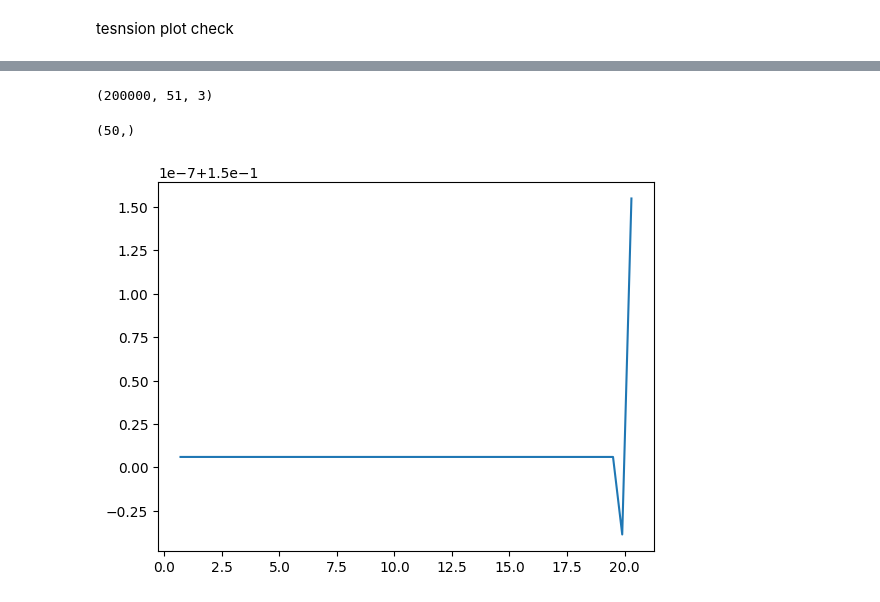
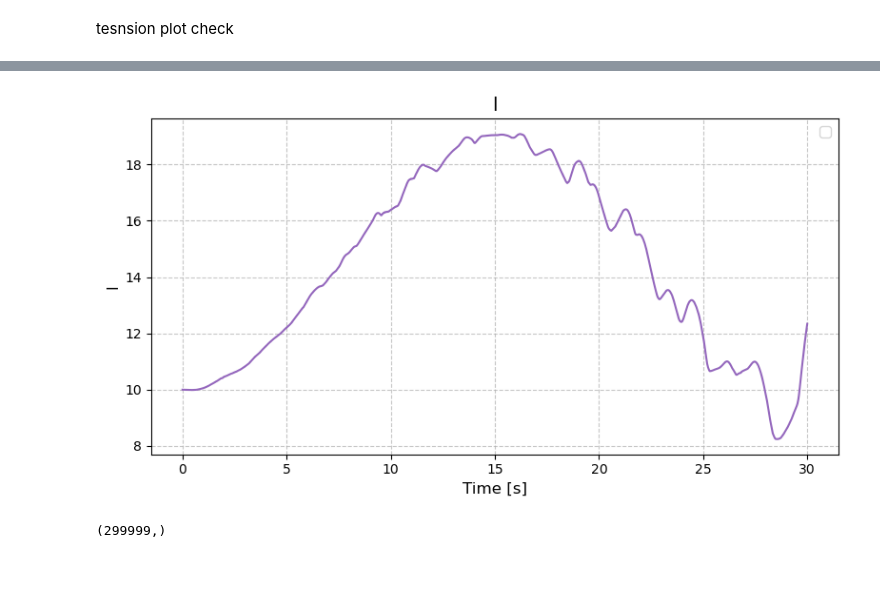
Before and after one commit to Ravi131729/tether_drone, a Jupyter notebook: test.ipynb, the cells around one changed output, grey strips where cells are left out. Saved outputs shown, nothing was run; the diff lists cells and outputs as text; code cells hidden in the pictures; blank space fills up the shorter version.

```diff
--- a/test.ipynb
+++ b/test.ipynb
@@ -330,15 +185,0 @@ plt.show()
-# %%
-from plotter.plot import plot_xz_trajectory
-from plotter.animate import animate_traj
-print(traj_nodes.shape)
-
-# animate_traj(np.array(traj_nodes), duration_sec=20, fps=60, stl_file="models/Assembly.STL")
-# %% [output]
-(200000, 51, 3)
-# %%
-traj_nodes = traj_nodes[:,1:]
-plt.plot(traj_nodes[1,:,2],traj_nodes[1,:,0])
-traj_nodes[1,:,2].shape
-# %% [output]
-(50,)
-[figure, removed]
@@ -495,13 +185,0 @@ plt.plot(t,tau_y)
-# %%
-data= np.load('test.npz')
-from simulation.residual import cayley,vee
-h = 1e-4
-traj_fk = data['fk_dat']
-traj = data['trajectories']
-traj_fk = traj_fk[::100]
-timesteps,_ = traj_fk.shape
-omega = np.zeros_like(traj_fk)
-for i in range(timesteps):
-  omega[i] = (1/h)* vee((cayley(traj_fk[i]) - np.eye(3)))
-
-plt.plot(np.arange(timesteps),omega)
@@ -556,0 +186,50 @@ def kinetic_energy_total(del_qk, mu, l_k, h, M):
+# %%
+# ---- Unstretched Length ----
+unstretched_L = L * np.ones_like(spk_val) - spk_val
+
+ldot = -(unstretched_L[:-1] - unstretched_L[1:])
+stride = int(0.1 / h)
+unstretched_L_01 = unstretched_L[::stride]
+ldot_01 = np.gradient(unstretched_L_01, 0.1)
+lddot_01 = np.gradient(ldot_01, 0.1)
+lddot_01_smooth = ema(lddot_01, alpha=0.1)
+
+# ---- Plot ----
+fig, ax = plt.subplots(figsize=(8, 4.5))
+
+spk_dd = -(spk_dot[:-1] - spk_dot[1:])/h
+
+traj_drone = traj_nodes[:,-1]
+v_drone = np.gradient(traj_drone, h, axis=0)
+
+vz=v_drone[:,2]
+vz_smooth =ema(vz, 0.1)
+spk_dot_smooth = ema(spk_dot, 0.0001)
+spk_ddot = np.gradient(spk_dot_smooth, h)
+spk_ddot_smooth = ema(spk_ddot, alpha=0.01)
+l_ddot = (ldot_01[1:] - ldot_01[:-1])/0.1
+lddot = ema(l_ddot, alpha=0.1)
+
+
+# ax.plot(time[1:], -0.011*spk_dd/0.015, color="tab:purple", lw=1.5, label="Unstretched Length")
+ax.plot(time, unstretched_L, color="tab:purple", lw=1.5)
+# ax.plot(lddot_01_smooth, color="tab:purple", lw=1.5)
+# ax.plot( -spk_ddot_smooth, color="tab:purple", lw=1.5, label="Unstretched Length")
+# ax.plot( vz_smooth, color="tab:red", lw=1.5,)
+# ax.plot( -spk_dd, color="tab:blue", lw=1.5, label="Unstretched Length")
+# ax.plot( -0.011*spk_ddot_smooth/0.015, color="tab:green", lw=1.5, label="Unstretched Length")
+
+# ---- Styling ----
+ax.set_xlabel("Time [s]", fontsize=12)
+ax.set_ylabel("l", fontsize=12)
+ax.set_title("l", fontsize=14)
+
+ax.grid(True, which="both", linestyle="--", alpha=0.7)
+ax.legend(loc="best", fontsize=11)
+fig.tight_layout()
+
+plt.show()
+print(spk_dd.shape)
+# %% [output]
+[figure, added]
+(299999,)
```
Also changed, not shown: parts of 13 cells of this notebook, 12 other files.
